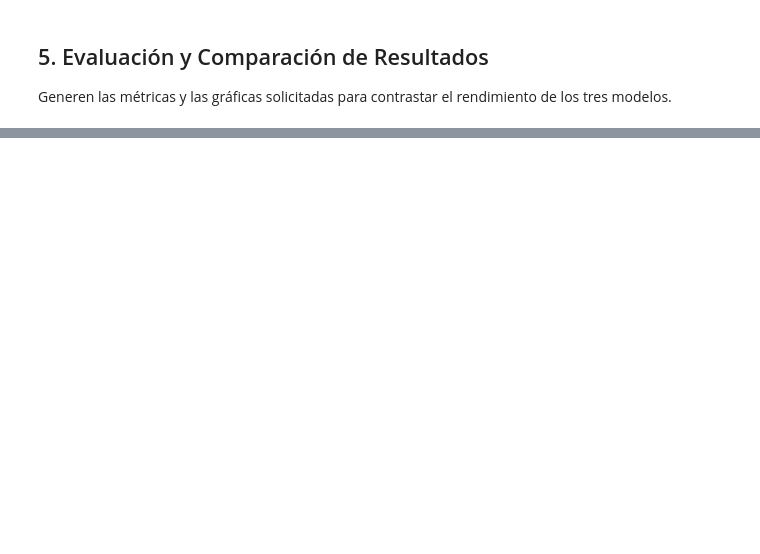
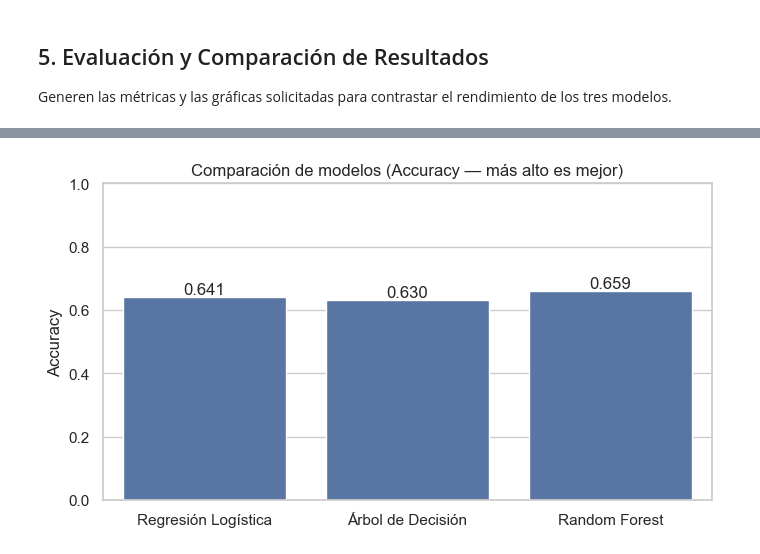
Before and after one commit to zlopezr/BootcampDataScience_ZaidaLopez, a Jupyter notebook: Taller_05_Aprendizaje_supervisado/Clasificación - Caso aplicado Logística.ipynb, the cells around one changed output, grey strips where cells are left out. Drawn from its saved outputs; the diff is of its cells as text; code cells hidden in the pictures; blank space fills up the shorter version.

```diff
--- a/Taller_05_Aprendizaje_supervisado/Clasificación - Caso aplicado Logística.ipynb
+++ b/Taller_05_Aprendizaje_supervisado/Clasificación - Caso aplicado Logística.ipynb
@@ -141,3 +220,11 @@ Generen las métricas y las gráficas solicitadas para contrastar el rendimiento
 # %%
 # Paso 5: Cálculo de métricas para cada modelo por medio de accuracy_score, confusion_matrix, classification_report, etc.
 # TIP: Almacenen los resultados de Accuracy en un diccionario o DataFrame para facilitar la graficación.
+# %%
+accuracies = {}
+for nombre, pred in [("Regresión Logística", pred_log),
+                     ("Árbol de Decisión", pred_tree),
+                     ("Random Forest", pred_forest)]:
+    acc = accuracy_score(y_test, pred)
+    accuracies[nombre] = acc
+    print(f"{nombre:22s} ->  Accuracy = {acc:.3f}")
@@ -145,6 +251,19 @@ Generen las métricas y las gráficas solicitadas para contrastar el rendimiento
 # Paso 6: Gráfica comparativa de Accuracy
 # TIP: Utilicen un gráfico de barras (sns.barplot o plt.bar) donde el eje X sean los modelos
 # y el eje Y sea el valor de Accuracy obtenido.
+# %%
+# Gráfico de barras comparando Accuracy
+plt.figure(figsize=(7, 4))
+sns.barplot(x=list(accuracies.keys()), y=list(accuracies.values()))
+plt.ylabel("Accuracy")
+plt.title("Comparación de modelos (Accuracy — más alto es mejor)")
+plt.ylim(0, 1)
+for i, v in enumerate(accuracies.values()):
+    plt.text(i, v + 0.01, f"{v:.3f}", ha="center")
+plt.tight_layout()
+plt.show()
+# %% [output]
+[figure, added]
 # %%
 # Paso 7: Matrices de Confusión
 # TIP: Generen y visualicen la matriz de confusión para cada uno de los tres modelos utilizando sns.heatmap.
```
Also changed, not shown: parts of 23 cells of this notebook.
